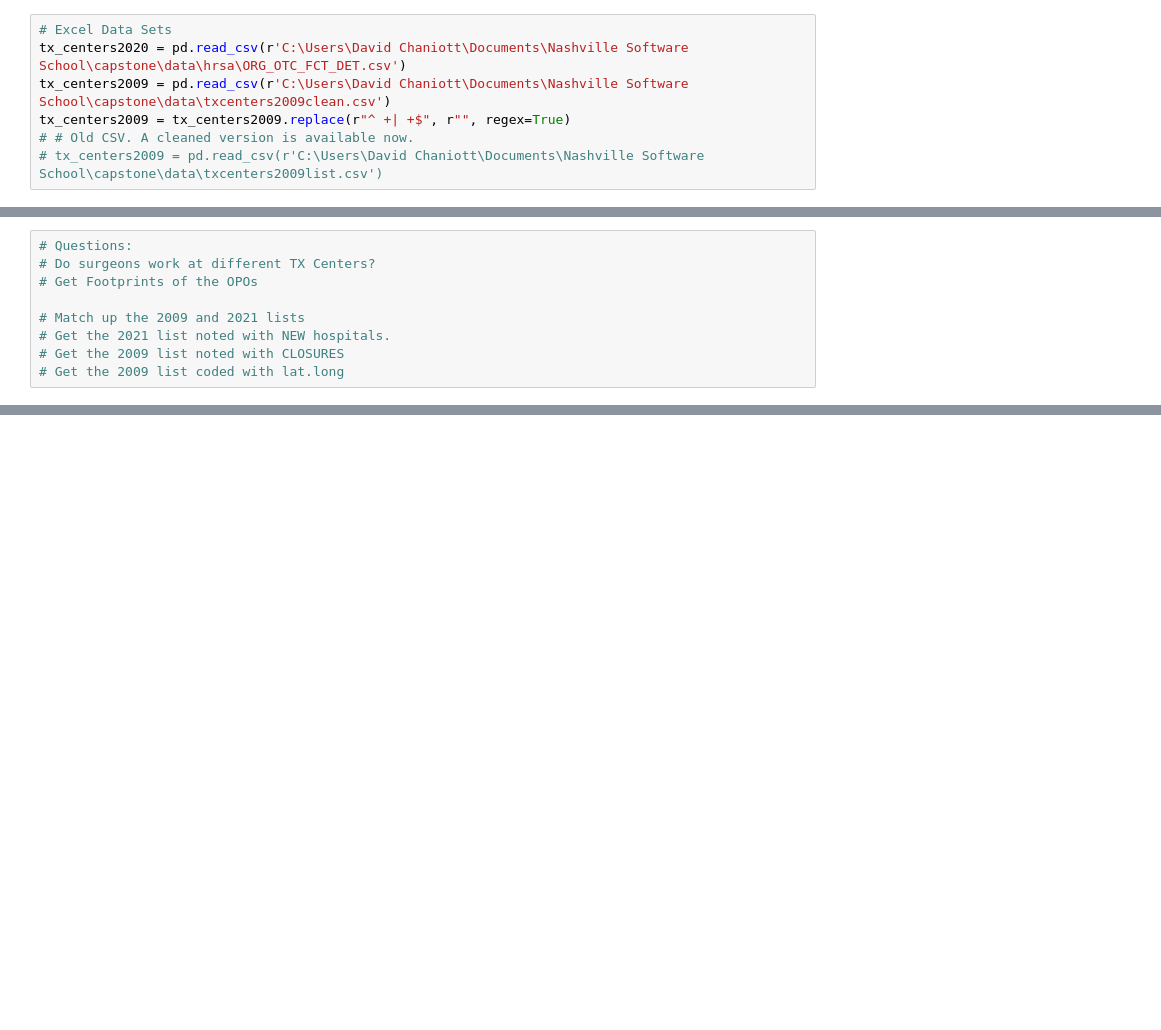
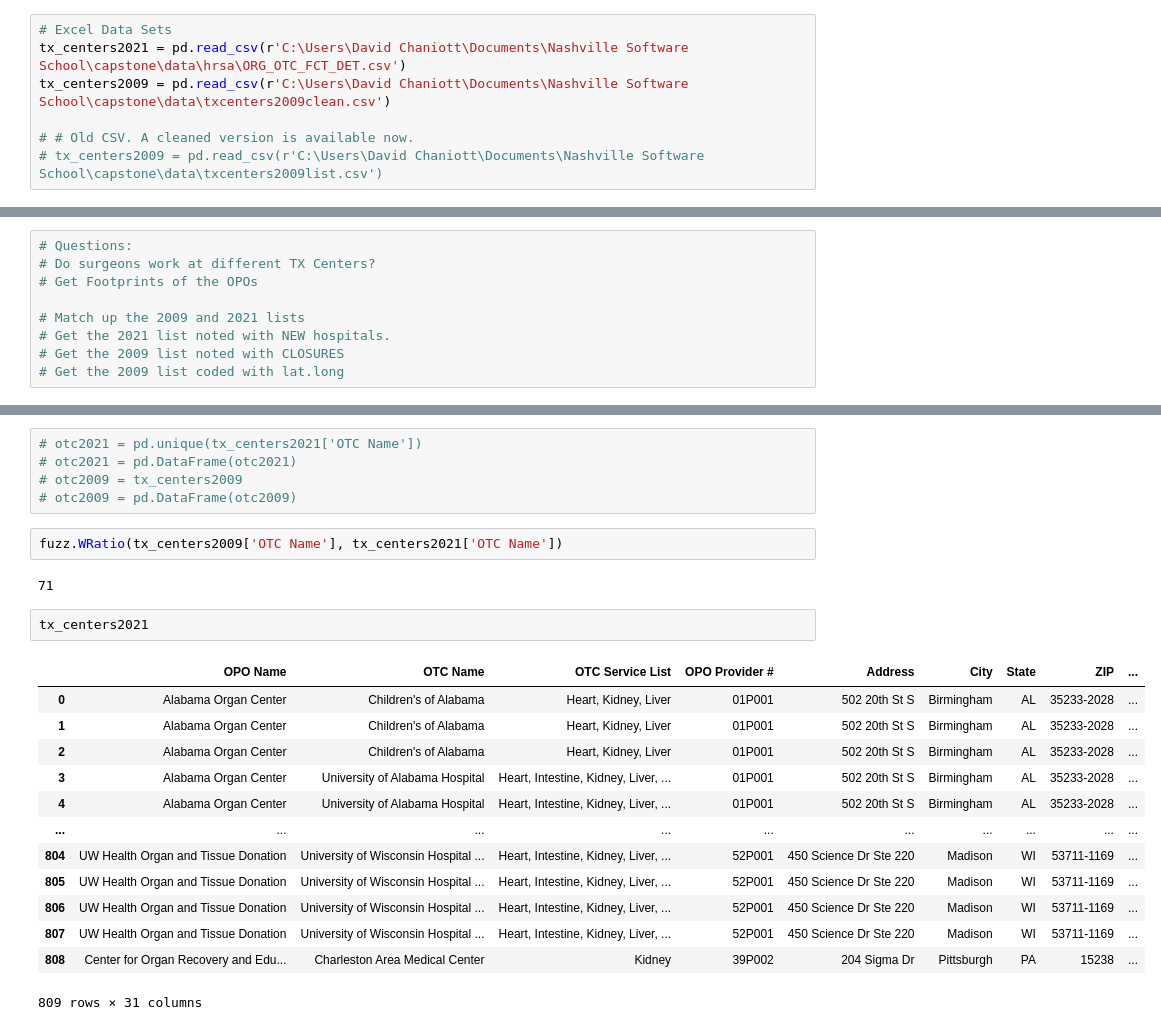
Before and after one commit to thecadillacboy/capstone, a Jupyter notebook: transplant_centers.ipynb, the cells around one changed output, grey strips where cells are left out. Drawn from its saved outputs; the diff is of its cells as text; blank space fills up the shorter version.

```diff
--- a/transplant_centers.ipynb
+++ b/transplant_centers.ipynb
@@ -5,7 +8,7 @@ from pathlib import Path
 # %%
 # Excel Data Sets
-tx_centers2020 = pd.read_csv(r'C:\Users\David Chaniott\Documents\Nashville Software School\capstone\data\hrsa\ORG_OTC_FCT_DET.csv')
+tx_centers2021 = pd.read_csv(r'C:\Users\David Chaniott\Documents\Nashville Software School\capstone\data\hrsa\ORG_OTC_FCT_DET.csv')
 tx_centers2009 = pd.read_csv(r'C:\Users\David Chaniott\Documents\Nashville Software School\capstone\data\txcenters2009clean.csv')
-tx_centers2009 = tx_centers2009.replace(r"^ +| +$", r"", regex=True)
+
 # # Old CSV. A cleaned version is available now.
 # tx_centers2009 = pd.read_csv(r'C:\Users\David Chaniott\Documents\Nashville Software School\capstone\data\txcenters2009list.csv')
@@ -111,0 +121,25 @@ tx_centers2009.head()
+# %%
+# otc2021 = pd.unique(tx_centers2021['OTC Name'])
+# otc2021 = pd.DataFrame(otc2021)
+# otc2009 = tx_centers2009
+# otc2009 = pd.DataFrame(otc2009)
+# %%
+fuzz.WRatio(tx_centers2009['OTC Name'], tx_centers2021['OTC Name'])
+# %% [output]
+71
+# %%
+tx_centers2021
+# %% [output]
+|  | OPO Name | OTC Name | OTC Service List | OPO Provider # | Address | City | State | ZIP | ... |
+| 0 | Alabama Organ Center | Children's of Alabama | Heart, Kidney, Liver | 01P001 | 502 20th St S | Birmingham | AL | 35233-2028 | ... |
+| 1 | Alabama Organ Center | Children's of Alabama | Heart, Kidney, Liver | 01P001 | 502 20th St S | Birmingham | AL | 35233-2028 | ... |
+| 2 | Alabama Organ Center | Children's of Alabama | Heart, Kidney, Liver | 01P001 | 502 20th St S | Birmingham | AL | 35233-2028 | ... |
+| 3 | Alabama Organ Center | University of Alabama Hospital | Heart, Intestine, Kidney, Liver, ... | 01P001 | 502 20th St S | Birmingham | AL | 35233-2028 | ... |
+| 4 | Alabama Organ Center | University of Alabama Hospital | Heart, Intestine, Kidney, Liver, ... | 01P001 | 502 20th St S | Birmingham | AL | 35233-2028 | ... |
+| ... | ... | ... | ... | ... | ... | ... | ... | ... | ... |
+| 804 | UW Health Organ and Tissue Donation | University of Wisconsin Hospital ... | Heart, Intestine, Kidney, Liver, ... | 52P001 | 450 Science Dr Ste 220 | Madison | WI | 53711-1169 | ... |
+| 805 | UW Health Organ and Tissue Donation | University of Wisconsin Hospital ... | Heart, Intestine, Kidney, Liver, ... | 52P001 | 450 Science Dr Ste 220 | Madison | WI | 53711-1169 | ... |
+| 806 | UW Health Organ and Tissue Donation | University of Wisconsin Hospital ... | Heart, Intestine, Kidney, Liver, ... | 52P001 | 450 Science Dr Ste 220 | Madison | WI | 53711-1169 | ... |
+| 807 | UW Health Organ and Tissue Donation | University of Wisconsin Hospital ... | Heart, Intestine, Kidney, Liver, ... | 52P001 | 450 Science Dr Ste 220 | Madison | WI | 53711-1169 | ... |
+| 808 | Center for Organ Recovery and Edu... | Charleston Area Medical Center | Kidney | 39P002 | 204 Sigma Dr | Pittsburgh | PA | 15238 | ... |
+809 rows × 31 columns
```
Also changed, not shown: parts of 12 cells of this notebook, 1 other file.
